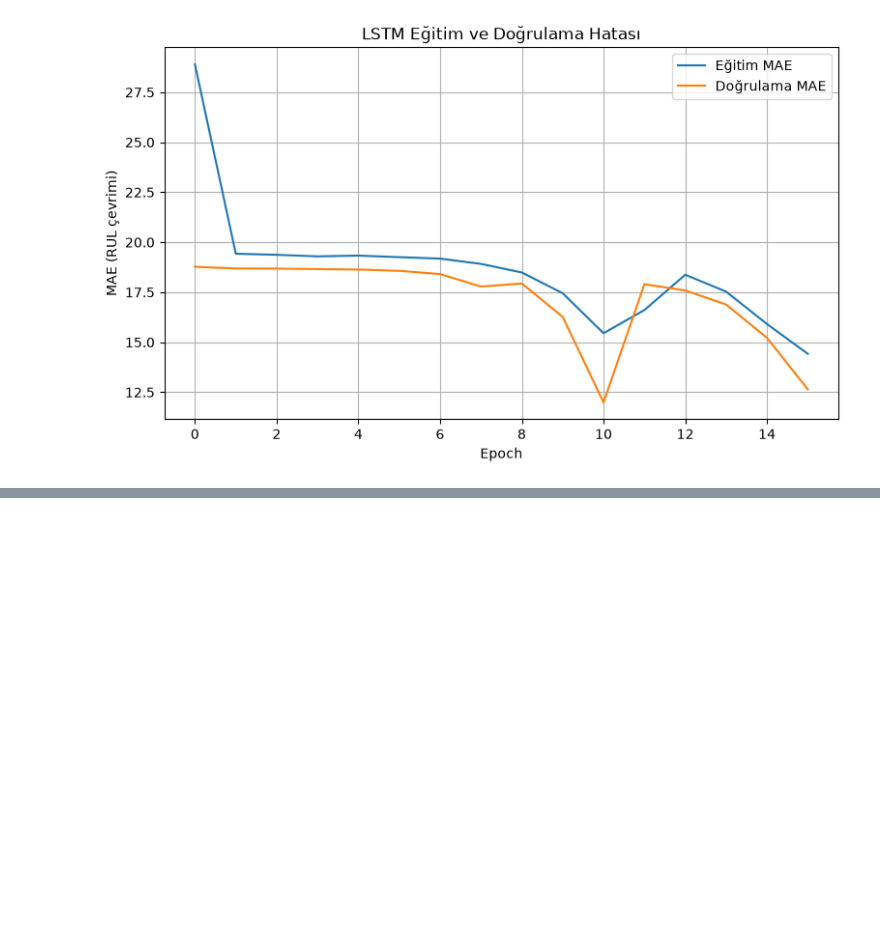
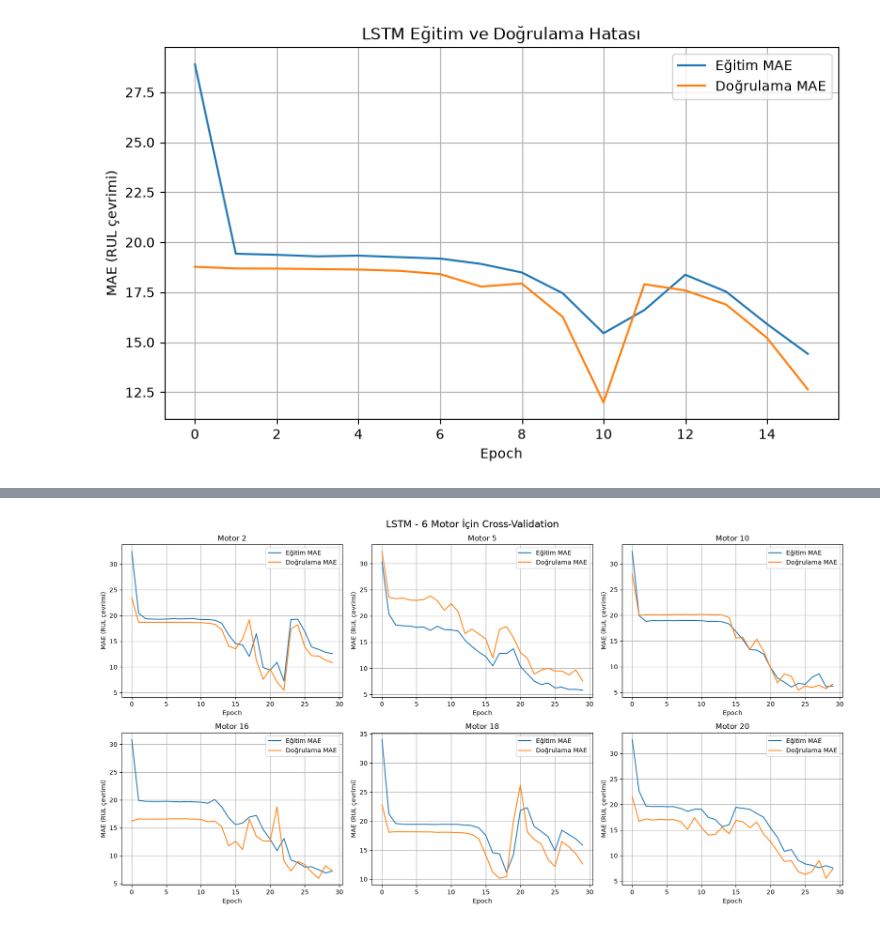
Before and after one commit to ilkinsoydas/End-to-End-PdM-Pipeline, a Jupyter notebook: n_cmapss/models/LSTM.ipynb, the cells around one changed output, grey strips where cells are left out. Saved outputs shown, nothing was run; the diff lists cells and outputs as text; code cells hidden in the pictures; blank space fills up the shorter version.

Commit message:
feat: implement LSTM cross-validation across six engines

```diff
--- a/n_cmapss/models/LSTM.ipynb
+++ b/n_cmapss/models/LSTM.ipynb
@@ -320,3 +337,15 @@ plt.grid(True)
 plt.show()
 # %% [output]
 [figure]
+# %%
+
+# Her pencerenin ait olduğu motoru kaydet
+engine_ids = np.array([
+    window.unit for window in windows
+])
+
+print("Motor ID dizisinin boyutu:", engine_ids.shape)
+print("Motorlar:", np.unique(engine_ids))
+
+# Pencere sayılarının eşleştiğini doğrula
+assert len(engine_ids) == len(X_lstm)
@@ -322,0 +441,20 @@ plt.show()
+# %%
+
+fig, axes = plt.subplots(2, 3, figsize=(17, 9))
+
+for ax, (motor, history) in zip(axes.flat, fold_histories.items()):
+
+    ax.plot(history["mae"], label="Eğitim MAE")
+    ax.plot(history["val_mae"], label="Doğrulama MAE")
+
+    ax.set_title(f"Motor {motor}")
+    ax.set_xlabel("Epoch")
+    ax.set_ylabel("MAE (RUL çevrimi)")
+    ax.legend()
+    ax.grid(True)
+
+plt.suptitle("LSTM - 6 Motor İçin Cross-Validation", fontsize=16)
+plt.tight_layout()
+plt.show()
+# %% [output]
+[figure, added]
```
Also changed, not shown: parts of 6 cells of this notebook, 2 other files.
